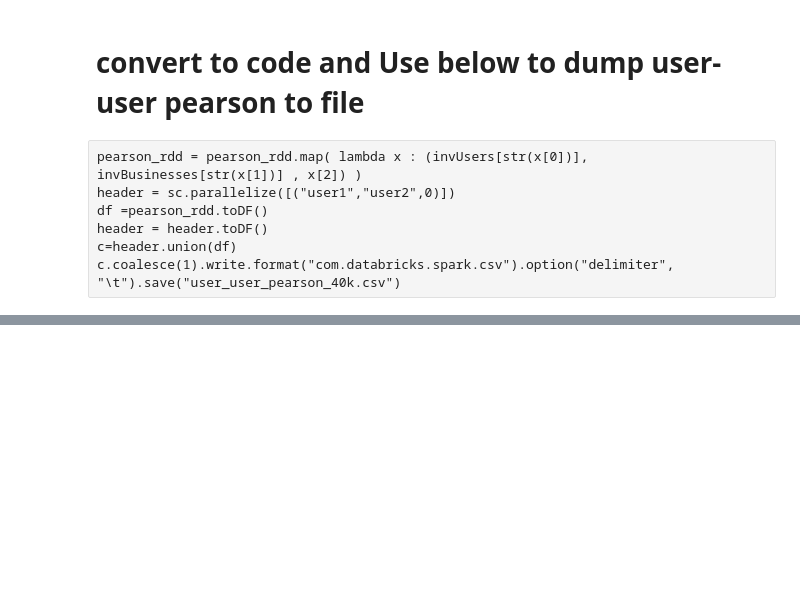
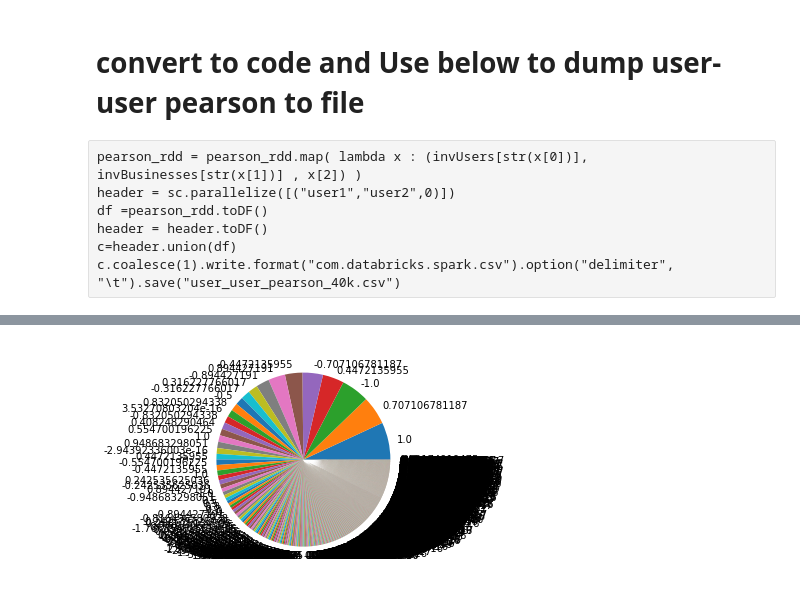
Before and after one commit to vijetha35/FriendsRecommendationForYelpUsers, a Jupyter notebook: UserUserSimilarity.ipynb, the cells around one changed output, grey strips where cells are left out. Drawn from its saved outputs; the diff is of its cells as text; code cells hidden in the pictures; blank space fills up the shorter version.

```diff
--- a/UserUserSimilarity.ipynb
+++ b/UserUserSimilarity.ipynb
@@ -84,3 +82,13 @@ def calcPearsonUsers(corratedUsersBusinessess):
         return pearsonNumerator/pearsonDenom
 # %%
 user_ids = usersOnlyUserCF.keys()
+# %%
+user_vs_business ={}
+import pandas as pd
+for k , v in usersOnlyUserCF.items():
+    user_vs_business [k] =  len(v)
+data = {"user" : user_vs_business.keys() , "count_business" : user_vs_business.values()}
+df =  pd.DataFrame.from_dict(data)
+df_new = df[ (df.count_business <50 ) & ( df.count_business >40 )]
+# %%
+user_ids =df_new.user.unique()
@@ -149,0 +177,4 @@ c.coalesce(1).write.format("com.databricks.spark.csv").option("delimiter", "\t")
+# %%
+pearson_rdd=pearson_rdd.toDF()
+# %%
+pearson_df=pearson_rdd.toPandas()
@@ -149,0 +214,5 @@ c.coalesce(1).write.format("com.databricks.spark.csv").option("delimiter", "\t")
+# %%
+pearson_df["_3"].value_counts().plot.pie()
+plt.gca().set_aspect("equal")
+# %% [output]
+[figure, added]
```
Also changed, not shown: parts of 18 cells of this notebook.
